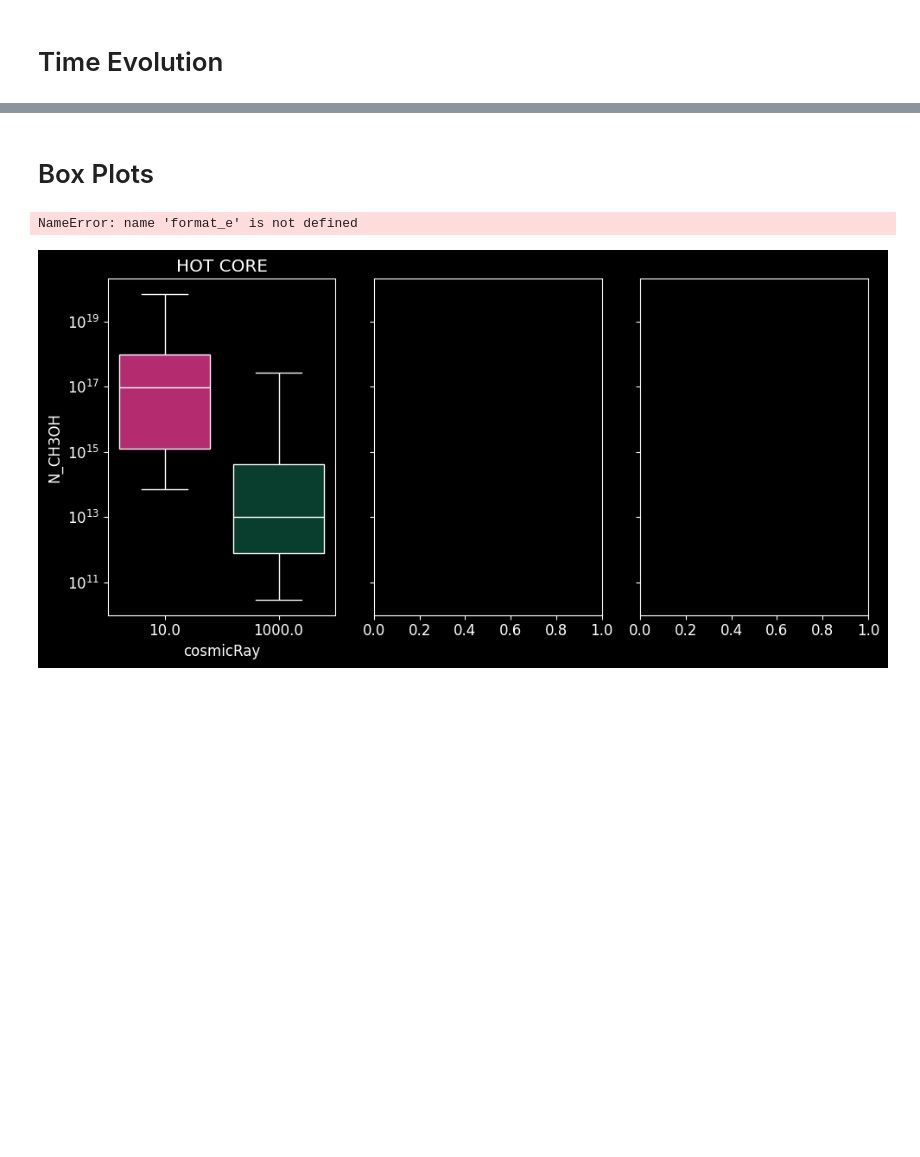
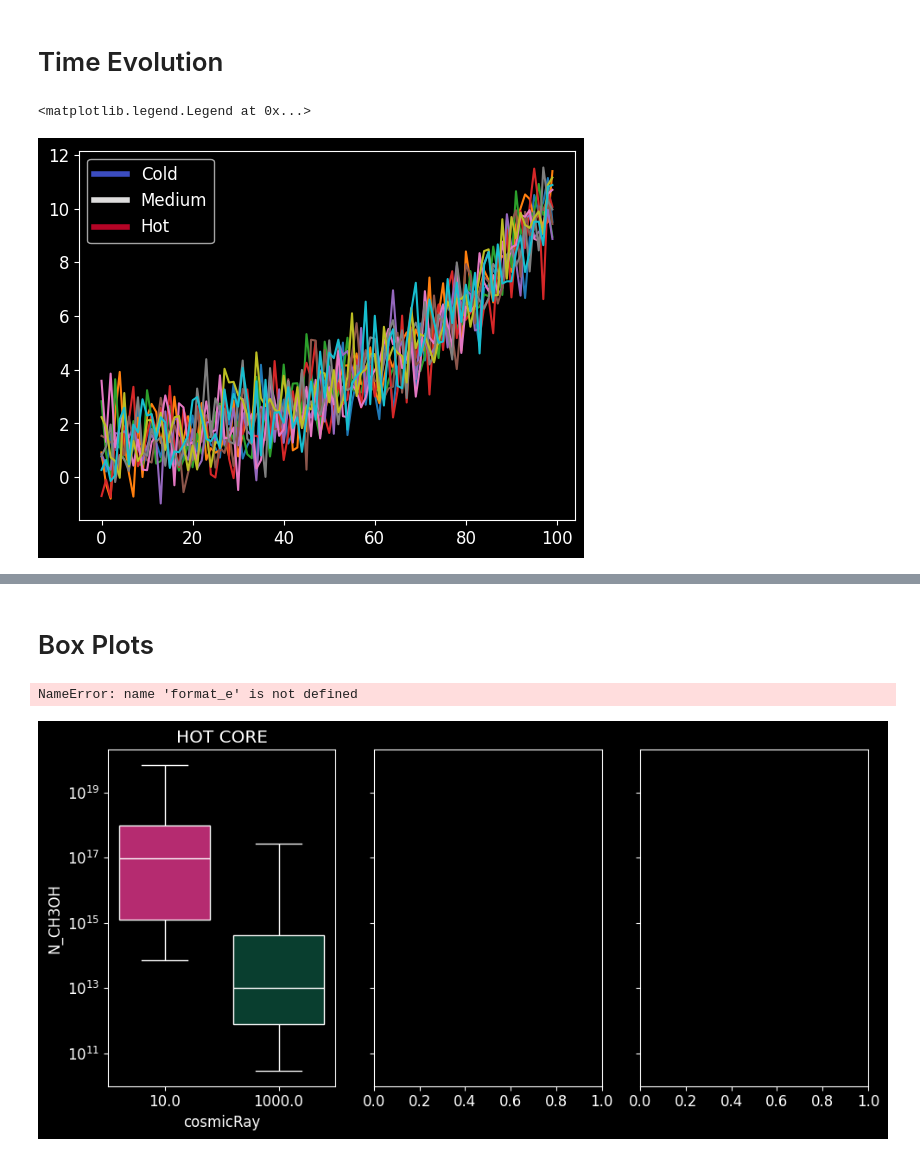
Before and after one commit to georgina-sampson/LEAPS-2024, a Jupyter notebook: CH3OH/plots.ipynb, the cells around one changed output, grey strips where cells are left out. Cells and saved outputs as stored; diff of their text form; code cells hidden in the pictures; blank space fills up the shorter version.

```diff
--- a/CH3OH/plots.ipynb
+++ b/CH3OH/plots.ipynb
@@ -82,0 +104,17 @@ dfDicBox=[{constants.HOTCORE: hcdf}, {constants.SHOCK: shdf_tmax, 'moment': cons
+# %%
+from matplotlib.lines import Line2D
+
+N = 10
+data = (np.geomspace(1, 10, 100) + np.random.randn(N, 100)).T
+cmap = plt.cm.coolwarm
+
+custom_lines = [Line2D([0], [0], color=cmap(0.), lw=4),
+                Line2D([0], [0], color=cmap(.5), lw=4),
+                Line2D([0], [0], color=cmap(1.), lw=4)]
+
+fig, ax = plt.subplots()
+lines = ax.plot(data)
+ax.legend(custom_lines, ['Cold', 'Medium', 'Hot'])
+# %% [output]
+<matplotlib.legend.Legend at 0x...>
+[figure, added]
```
Also changed, not shown: parts of 4 cells of this notebook, 2 other files.
